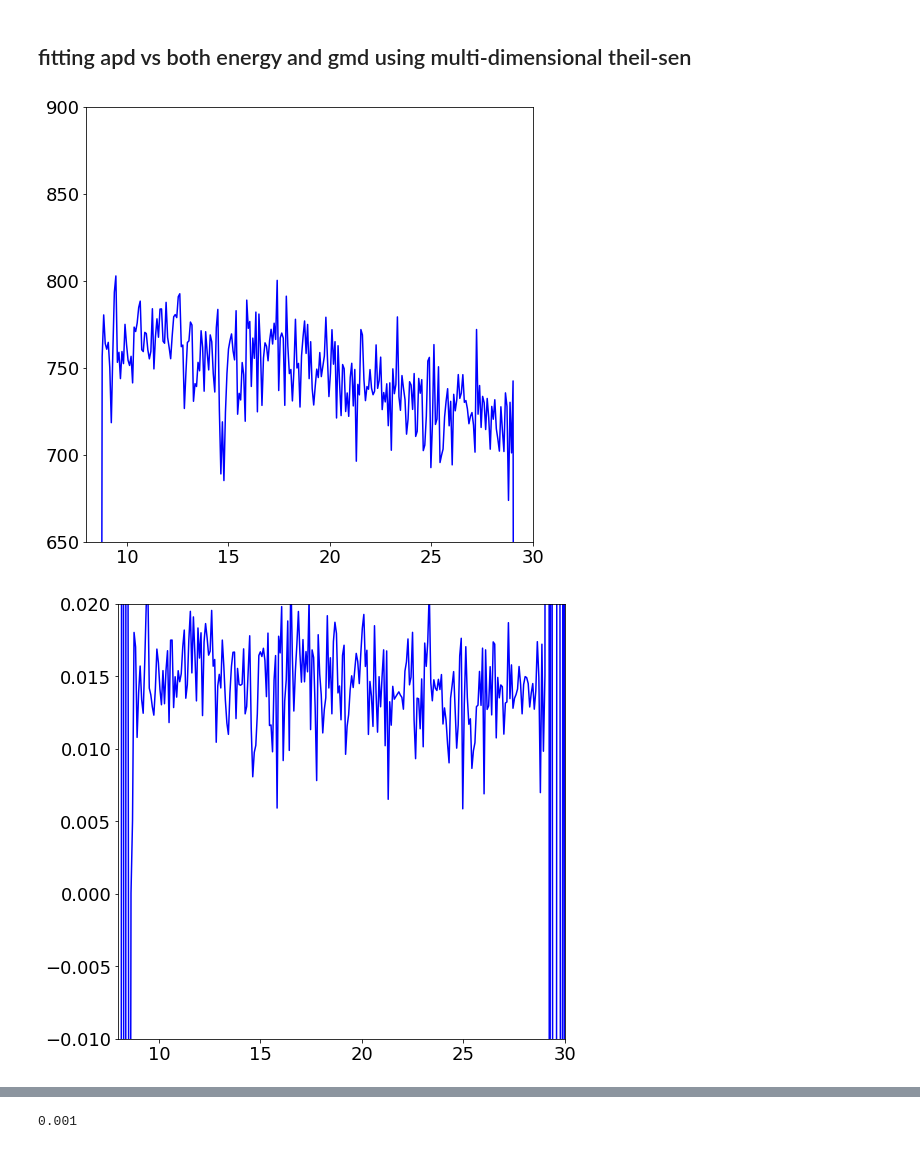
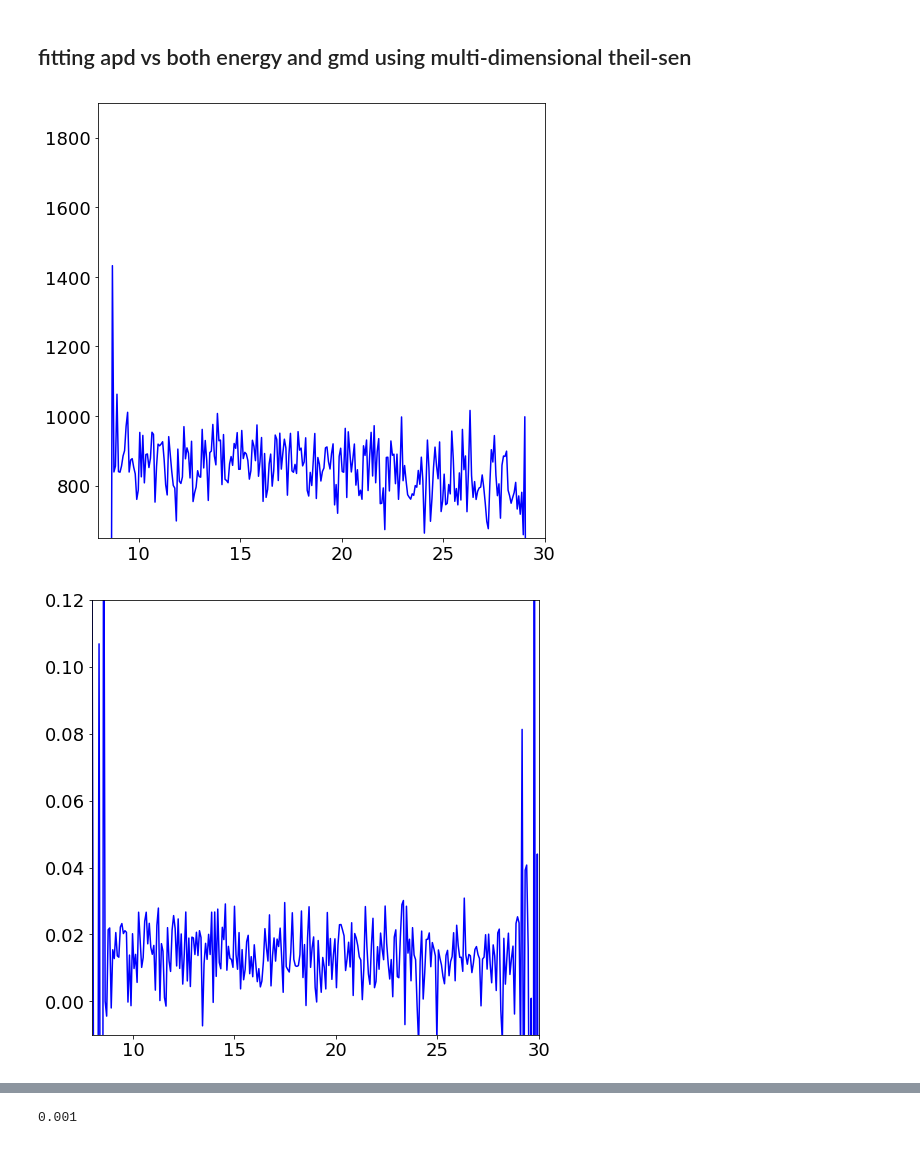
Before and after one commit to sioan/softXRayDataAndControls, a Jupyter notebook: experimentSpecificFiles/sxri0414/for_pub/regression_approach_run60-delay.ipynb, the cells around one changed output, grey strips where cells are left out. Cells and saved outputs as stored; diff of their text form; code cells hidden in the pictures.

```diff
--- a/experimentSpecificFiles/sxri0414/for_pub/regression_approach_run60-delay.ipynb
+++ b/experimentSpecificFiles/sxri0414/for_pub/regression_approach_run60-delay.ipynb
@@ -221,8 +222,9 @@ show()
 ### the linearization process
 # %%
 energy_x_product = (energy-mean(energy))*(x-mean(x))
+energy2_x_product = (energy-mean(energy))**2*(x-mean(x))
 fee_energy_gmd_product = (fee-mean(fee))*(x-mean(x))*(energy-mean(energy))
-temp_array = array([ones(len(x)),x,energy,energy_x_product]).transpose()
+temp_array = array([ones(len(x)),x,energy,energy_x_product,energy2_x_product,x**2]).transpose()
 pseudo_inv = dot(inv(dot(temp_array.transpose(),temp_array)),array(temp_array).transpose())
 beta = dot(pseudo_inv,y-mean(y))
 # %%
@@ -240,7 +242,7 @@ y_label_offset = 0.925
 #fee = my_dict['gas_detector/f_22_ENRC'][my_mask]
 
 #y_corrected = y-dot(temp_array[:,2:],beta[2:])-temp_array[:,0]*beta[0]-mean(y)
-y_corrected = y-dot(temp_array[:,2:4]-mean(temp_array[:,2:4],axis=0),beta[2:])
+y_corrected = y-dot(temp_array[:,2:]-mean(temp_array[:,2:],axis=0),beta[2:])
 
 f5, axarr5 = plt.subplots(1,2,sharey=True)
 axarr5[1].plot(x,y_corrected,'.',alpha=0.006,markersize=6.0)
@@ -383,7 +385,7 @@ show()
 # %% [markdown]
 ## fitting apd vs both energy and gmd using RANSAC
 # %%
-X_m = array([x,energy,(x-mean(x))*(energy-mean(energy))]).transpose()
+X_m = array([x,energy,(x-mean(x))*(energy-mean(energy)),x**2]).transpose()
 # %%
 X_m.shape
 # %% [output]
@@ -435,7 +436,7 @@ def get_theilsen(i):
         estimator =  TheilSenRegressor()
         estimator.fit(X_m[temp_mask],y[temp_mask])
     except:
-        estimator.fit(rand(100,3),rand(100))
+        estimator.fit(rand(100,4),rand(100))
 
     return estimator
 # %%
@@ -445,17 +446,17 @@ pump_probe_trace_coef = array([pump_probe_trace[i].coef_ for i in arange(len(pum
 # %%
 plot(my_bins[:-1][::-1],pump_probe_trace_coef[:,0])
 xlim(8,30)
-ylim(650,900)
+ylim(650,1900)
 show()
 # %% [output]
-[figure, old version]
+[figure, new version]
 # %%
 plot(my_bins[:-1][::-1],pump_probe_trace_coef[:,1])
 xlim(8,30)
-ylim(-0.01,0.02)
+ylim(-0.01,0.12)
 show()
 # %% [output]
-[figure, old version]
+[figure, new version]
 # %%
 plot(my_bins[:-1][::-1],pump_probe_trace_coef[:,2])
 xlim(8,30)
```
Also changed, not shown: parts of 12 cells of this notebook.
